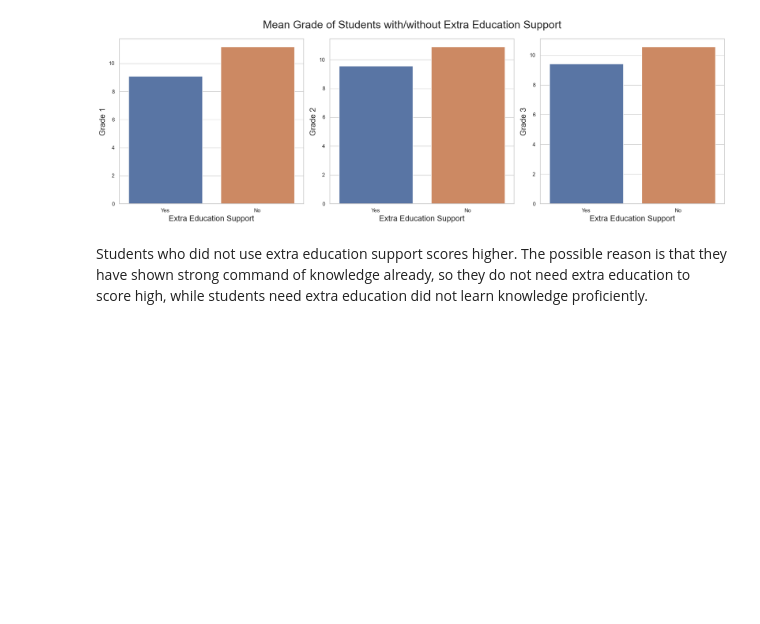
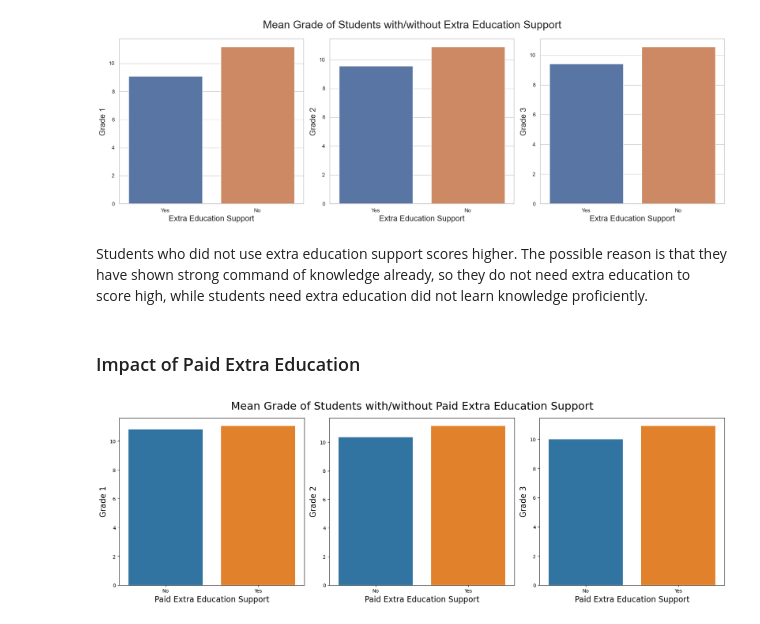
Before and after one commit to AndyWeasley2004/DS-ML-Study-Notes, a Jupyter notebook: ML study & projects/student grade prediction/student_grade_pred.ipynb, the cells around one changed output. Saved outputs shown, nothing was run; the diff lists cells and outputs as text; code cells hidden in the pictures; blank space fills up the shorter version.

Commit message:
Complete Data Analysis Part

```diff
--- a/ML study & projects/student grade prediction/student_grade_pred.ipynb
+++ b/ML study & projects/student grade prediction/student_grade_pred.ipynb
@@ -507,3 +507,22 @@ plt.show()
 [figure]
 # %% [markdown]
 Students who did not use extra education support scores higher. The possible reason is that they have shown strong command of knowledge already, so they do not need extra education to score high, while students need extra education did not learn knowledge proficiently.
+# %% [markdown]
+### Impact of Paid Extra Education
+# %%
+fig, axs = plt.subplots(1,3, figsize=(18,6))
+
+sns.barplot(data=df, x='paid', y='G1', errorbar=None, ax=axs[0])
+sns.barplot(data=df, x='paid', y='G2', errorbar=None, ax=axs[1])
+sns.barplot(data=df, x='paid', y='G3', errorbar=None, ax=axs[2])
+
+for i in range(3):
+    axs[i].set_xlabel('Paid Extra Education Support', fontsize=16)
+    axs[i].set_ylabel('Grade '+str(i+1), fontsize=16)
+    axs[i].set_xticklabels(['No', 'Yes'])
+
+fig.suptitle('Mean Grade of Students with/without Paid Extra Education Support', fontsize=22)
+plt.tight_layout()
+plt.show()
+# %% [output]
+[figure, added]
```
Also changed, not shown: parts of 19 cells of this notebook.
